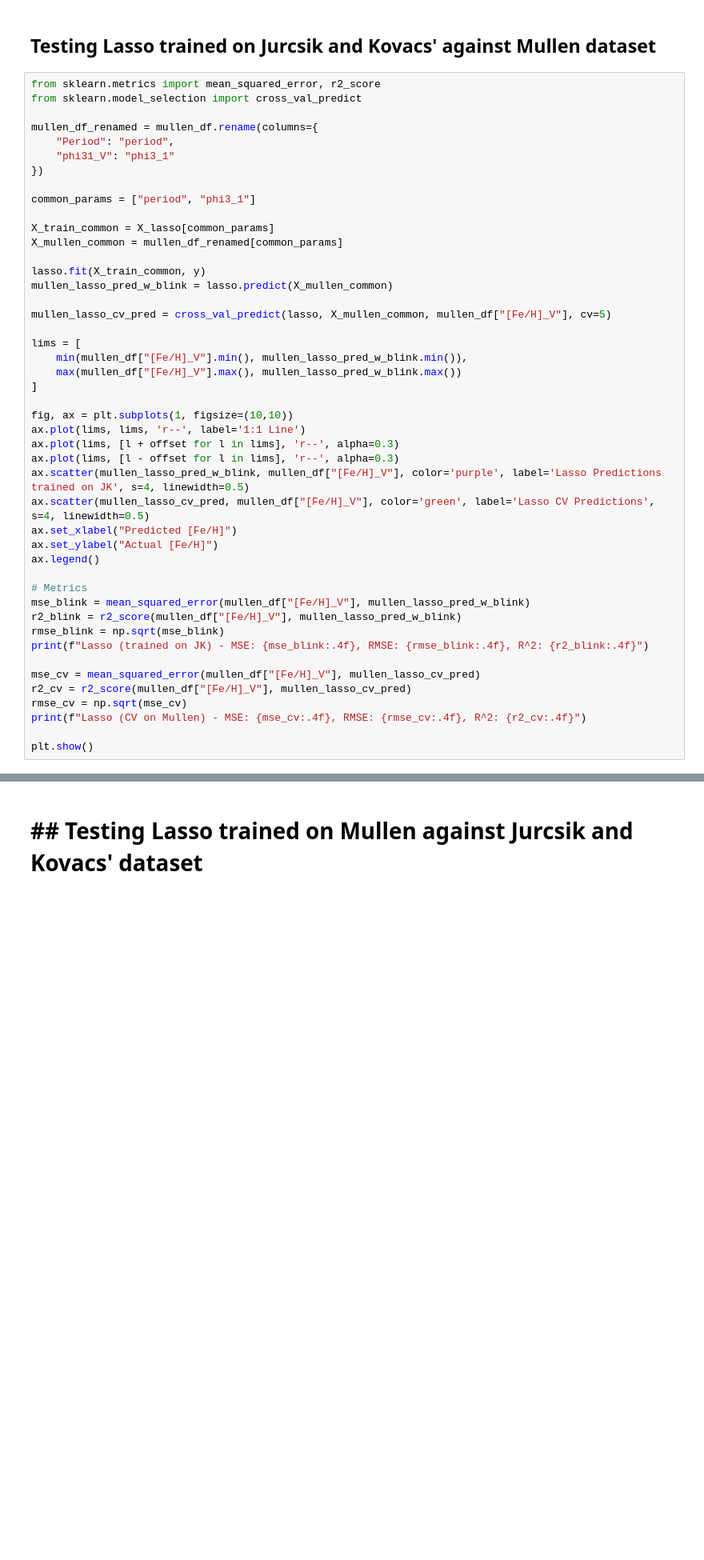
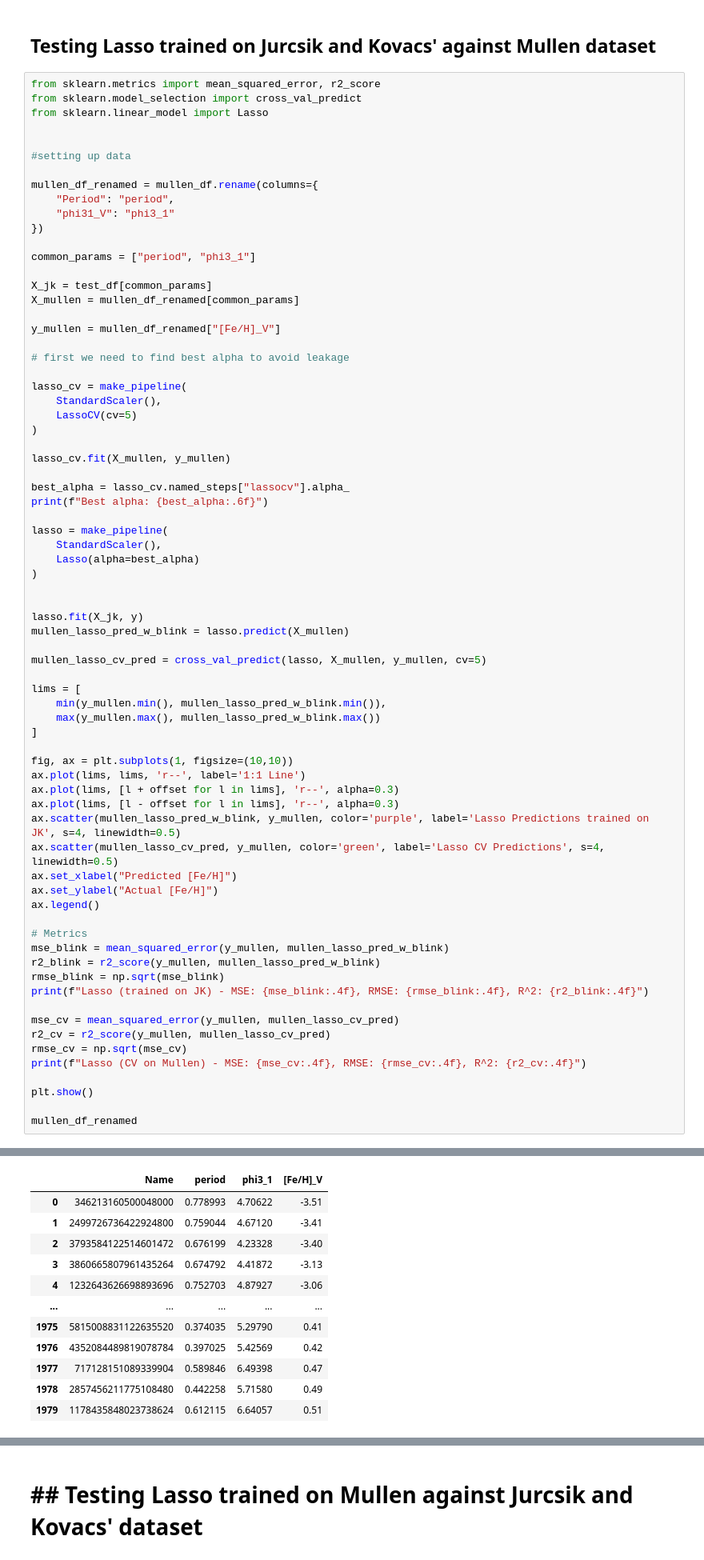
Before and after one commit to cutewitchboy/blink, a Jupyter notebook: notebooks/blink.ipynb, the cells around one changed output, grey strips where cells are left out. Shown at 80% size. Cells and saved outputs as stored; diff of their text form; blank space fills up the shorter version.

Commit message:
feat: gen test_df csv and refactor some thing

```diff
--- a/notebooks/blink.ipynb
+++ b/notebooks/blink.ipynb
@@ -1531,6 +1533,10 @@ plt.show()
 # %%
 from sklearn.metrics import mean_squared_error, r2_score
 from sklearn.model_selection import cross_val_predict
+from sklearn.linear_model import Lasso
+
+
+#setting up data
 
 mullen_df_renamed = mullen_df.rename(columns={
     "Period": "period",
@@ -1539,39 +1545,61 @@ mullen_df_renamed = mullen_df.rename(columns={
 
 common_params = ["period", "phi3_1"]
 
-X_train_common = X_lasso[common_params]
-X_mullen_common = mullen_df_renamed[common_params]
+X_jk = test_df[common_params]
+X_mullen = mullen_df_renamed[common_params]
 
-lasso.fit(X_train_common, y)
-mullen_lasso_pred_w_blink = lasso.predict(X_mullen_common)
+y_mullen = mullen_df_renamed["[Fe/H]_V"]
 
-mullen_lasso_cv_pred = cross_val_predict(lasso, X_mullen_common, mullen_df["[Fe/H]_V"], cv=5)
+# first we need to find best alpha to avoid leakage
+
+lasso_cv = make_pipeline(
+    StandardScaler(),
+    LassoCV(cv=5)
+)
+
+lasso_cv.fit(X_mullen, y_mullen)
+
+best_alpha = lasso_cv.named_steps["lassocv"].alpha_
+print(f"Best alpha: {best_alpha:.6f}")
+
+lasso = make_pipeline(
+    StandardScaler(),
+    Lasso(alpha=best_alpha)
+)
+
+
+lasso.fit(X_jk, y)
+mullen_lasso_pred_w_blink = lasso.predict(X_mullen)
+
+mullen_lasso_cv_pred = cross_val_predict(lasso, X_mullen, y_mullen, cv=5)
 
 lims = [
-    min(mullen_df["[Fe/H]_V"].min(), mullen_lasso_pred_w_blink.min()),
-    max(mullen_df["[Fe/H]_V"].max(), mullen_lasso_pred_w_blink.max())
+    min(y_mullen.min(), mullen_lasso_pred_w_blink.min()),
+    max(y_mullen.max(), mullen_lasso_pred_w_blink.max())
 ]
 
 fig, ax = plt.subplots(1, figsize=(10,10))
 ax.plot(lims, lims, 'r--', label='1:1 Line')
 ax.plot(lims, [l + offset for l in lims], 'r--', alpha=0.3)
 ax.plot(lims, [l - offset for l in lims], 'r--', alpha=0.3)
-ax.scatter(mullen_lasso_pred_w_blink, mullen_df["[Fe/H]_V"], color='purple', label='Lasso Predictions trained on JK', s=4, linewidth=0.5)
-ax.scatter(mullen_lasso_cv_pred, mullen_df["[Fe/H]_V"], color='green', label='Lasso CV Predictions', s=4, linewidth=0.5)
+ax.scatter(mullen_lasso_pred_w_blink, y_mullen, color='purple', label='Lasso Predictions trained on JK', s=4, linewidth=0.5)
+ax.scatter(mullen_lasso_cv_pred, y_mullen, color='green', label='Lasso CV Predictions', s=4, linewidth=0.5)
 ax.set_xlabel("Predicted [Fe/H]")
 ax.set_ylabel("Actual [Fe/H]")
 ax.legend()
 
 # Metrics
-mse_blink = mean_squared_error(mullen_df["[Fe/H]_V"], mullen_lasso_pred_w_blink)
-r2_blink = r2_score(mullen_df["[Fe/H]_V"], mullen_lasso_pred_w_blink)
+mse_blink = mean_squared_error(y_mullen, mullen_lasso_pred_w_blink)
+r2_blink = r2_score(y_mullen, mullen_lasso_pred_w_blink)
 rmse_blink = np.sqrt(mse_blink)
 print(f"Lasso (trained on JK) - MSE: {mse_blink:.4f}, RMSE: {rmse_blink:.4f}, R^2: {r2_blink:.4f}")
 
-mse_cv = mean_squared_error(mullen_df["[Fe/H]_V"], mullen_lasso_cv_pred)
-r2_cv = r2_score(mullen_df["[Fe/H]_V"], mullen_lasso_cv_pred)
+mse_cv = mean_squared_error(y_mullen, mullen_lasso_cv_pred)
+r2_cv = r2_score(y_mullen, mullen_lasso_cv_pred)
 rmse_cv = np.sqrt(mse_cv)
 print(f"Lasso (CV on Mullen) - MSE: {mse_cv:.4f}, RMSE: {rmse_cv:.4f}, R^2: {r2_cv:.4f}")
 
 plt.show()
+
+mullen_df_renamed
 # %% [output]
@@ -1580 +1609,13 @@ Lasso (CV on Mullen) - MSE: 0.0000, RMSE: 0.0031, R^2: 1.0000
 [figure]
+|  | Name | period | phi3_1 | [Fe/H]_V |
+| 0 | 346213160500048000 | 0.778993 | 4.70622 | -3.51 |
+| 1 | 2499726736422924800 | 0.759044 | 4.67120 | -3.41 |
+| 2 | 3793584122514601472 | 0.676199 | 4.23328 | -3.40 |
+| 3 | 3860665807961435264 | 0.674792 | 4.41872 | -3.13 |
+| 4 | 1232643626698893696 | 0.752703 | 4.87927 | -3.06 |
+| ... | ... | ... | ... | ... |
+| 1975 | 5815008831122635520 | 0.374035 | 5.29790 | 0.41 |
+| 1976 | 4352084489819078784 | 0.397025 | 5.42569 | 0.42 |
+| 1977 | 717128151089339904 | 0.589846 | 6.49398 | 0.47 |
+| 1978 | 2857456211775108480 | 0.442258 | 5.71580 | 0.49 |
+| 1979 | 1178435848023738624 | 0.612115 | 6.64057 | 0.51 |
```
Also changed, not shown: parts of 3 cells of this notebook, 1 other file.
